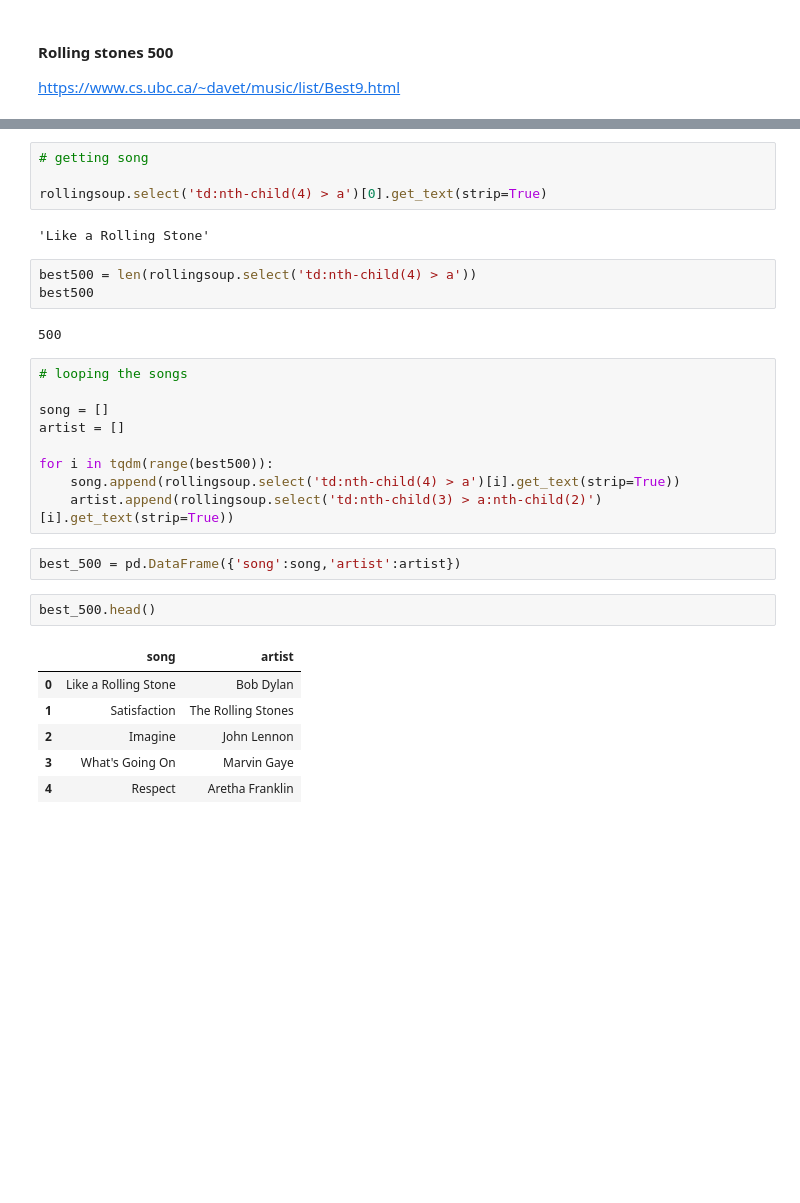
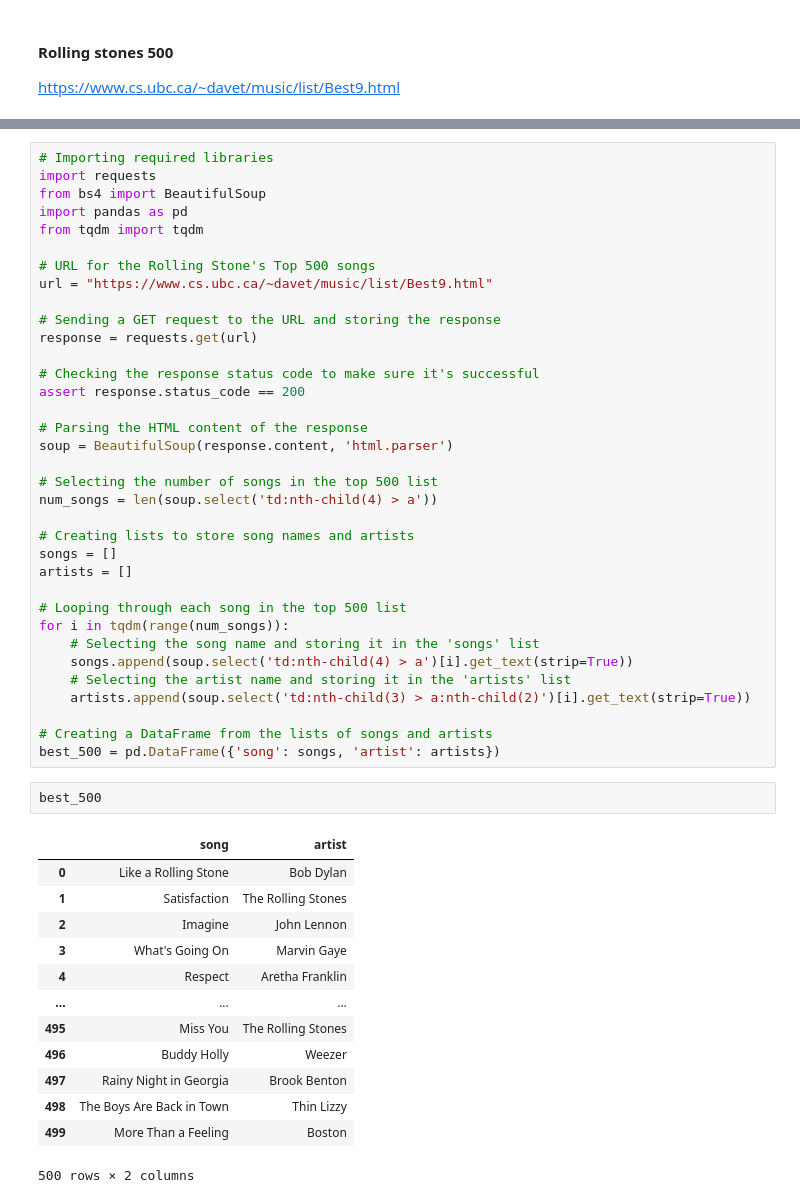
Before and after one commit to vascotreis/lab-web-scraping-single-page, a Jupyter notebook: Best 500 songs.ipynb, the cells around one changed output, grey strips where cells are left out. Cells and saved outputs as stored; diff of their text form; blank space fills up the shorter version.

```diff
--- a/Best 500 songs.ipynb
+++ b/Best 500 songs.ipynb
@@ -46,32 +4,52 @@ rollingsoup.select('td:nth-child(3) > a:nth-child(2)')[0].get_text(strip=True)
-# %%
-# getting song
-
-rollingsoup.select('td:nth-child(4) > a')[0].get_text(strip=True)
-# %% [output]
-'Like a Rolling Stone'
-# %%
-best500 = len(rollingsoup.select('td:nth-child(4) > a'))
-best500
-# %% [output]
-500
-# %%
-# looping the songs
-
-song = []
-artist = []
-
-for i in tqdm(range(best500)):
-    song.append(rollingsoup.select('td:nth-child(4) > a')[i].get_text(strip=True))
-    artist.append(rollingsoup.select('td:nth-child(3) > a:nth-child(2)')[i].get_text(strip=True))
-# %%
-best_500 = pd.DataFrame({'song':song,'artist':artist})
+# %%
+# Importing required libraries
+import requests
+from bs4 import BeautifulSoup
+import pandas as pd
+from tqdm import tqdm
+
+# URL for the Rolling Stone's Top 500 songs
+url = "https://www.cs.ubc.ca/~davet/music/list/Best9.html"
+
+# Sending a GET request to the URL and storing the response
+response = requests.get(url)
+
+# Checking the response status code to make sure it's successful
+assert response.status_code == 200
+
+# Parsing the HTML content of the response
+soup = BeautifulSoup(response.content, 'html.parser')
+
+# Selecting the number of songs in the top 500 list
+num_songs = len(soup.select('td:nth-child(4) > a'))
+
+# Creating lists to store song names and artists
+songs = []
+artists = []
+
+# Looping through each song in the top 500 list
+for i in tqdm(range(num_songs)):
+    # Selecting the song name and storing it in the 'songs' list
+    songs.append(soup.select('td:nth-child(4) > a')[i].get_text(strip=True))
+    # Selecting the artist name and storing it in the 'artists' list
+    artists.append(soup.select('td:nth-child(3) > a:nth-child(2)')[i].get_text(strip=True))
+
+# Creating a DataFrame from the lists of songs and artists
+best_500 = pd.DataFrame({'song': songs, 'artist': artists})
 # %%
-best_500.head()
+best_500
 # %% [output]
 |  | song | artist |
 | 0 | Like a Rolling Stone | Bob Dylan |
 | 1 | Satisfaction | The Rolling Stones |
 | 2 | Imagine | John Lennon |
 | 3 | What's Going On | Marvin Gaye |
 | 4 | Respect | Aretha Franklin |
+| ... | ... | ... |
+| 495 | Miss You | The Rolling Stones |
+| 496 | Buddy Holly | Weezer |
+| 497 | Rainy Night in Georgia | Brook Benton |
+| 498 | The Boys Are Back in Town | Thin Lizzy |
+| 499 | More Than a Feeling | Boston |
+500 rows × 2 columns
 # %%
```
Also changed, not shown: parts of 5 cells of this notebook, 10 other files.
